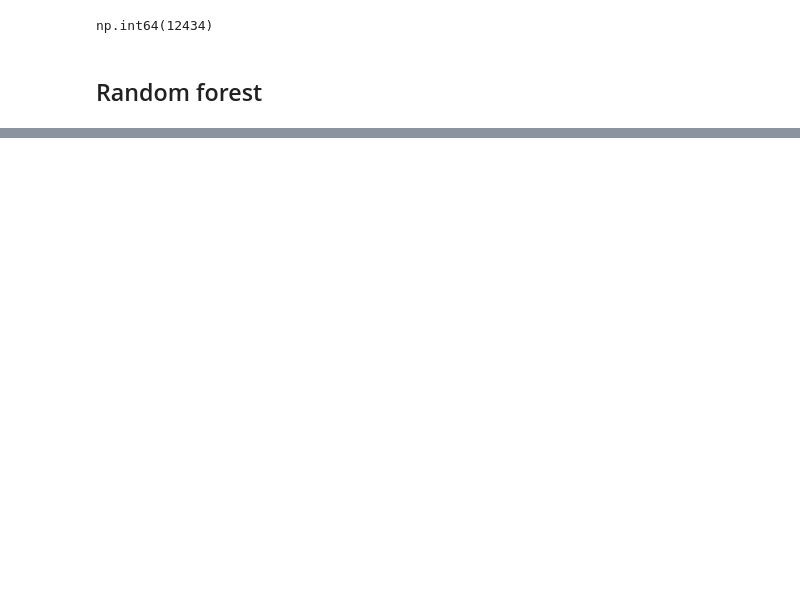
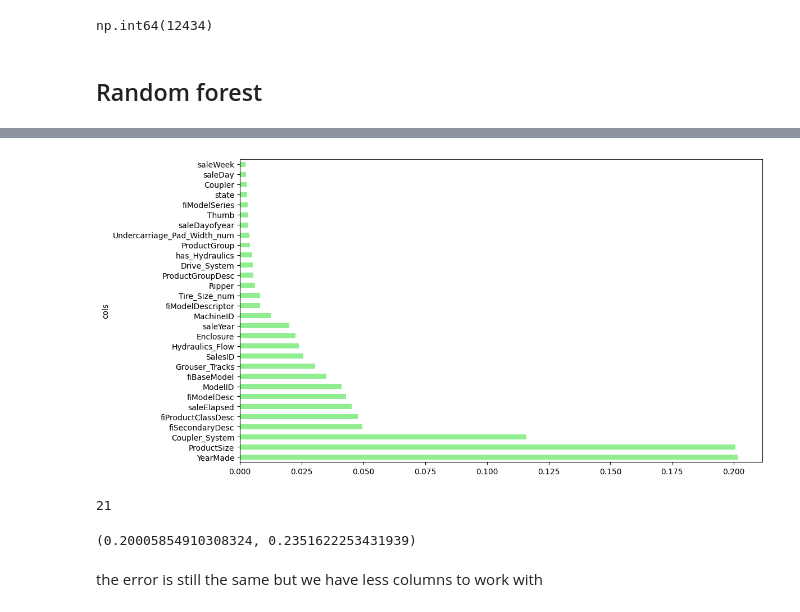
Before and after one commit to bhdai/bb_bulldozer, a Jupyter notebook: notebooks/bulldozer_model.ipynb, the cells around one changed output, grey strips where cells are left out. Drawn from its saved outputs; the diff is of its cells as text; code cells hidden in the pictures; blank space fills up the shorter version.

```diff
--- a/notebooks/bulldozer_model.ipynb
+++ b/notebooks/bulldozer_model.ipynb
@@ -664,0 +705,3 @@ plt.plot([rmse(preds[:i+1].mean(axis=0), val_y) for i in range(40)])
+# %%
+fi = pd.DataFrame({'cols': Xs.columns, 'feat_imp': model.feature_importances_}).sort_values('feat_imp', ascending=False)
+fi[:10]
@@ -664,0 +720,9 @@ plt.plot([rmse(preds[:i+1].mean(axis=0), val_y) for i in range(40)])
+# %%
+fi[:30].plot(x='cols', y='feat_imp' , kind='barh', color='lightgreen', figsize=(12, 7), legend=False); plt.show()
+# %% [output]
+[figure, added]
+# %%
+keeps = fi[fi['feat_imp']>0.005].cols
+len(keeps)
+# %% [output]
+21
@@ -664,0 +735,6 @@ plt.plot([rmse(preds[:i+1].mean(axis=0), val_y) for i in range(40)])
+# %%
+m_rmse(model, Xs_imp, y), m_rmse(model, val_Xs_imp, val_y)
+# %% [output]
+(0.20005854910308324, 0.2351622253431939)
+# %% [markdown]
+the error is still the same but we have less columns to work with
```
Also changed, not shown: parts of 23 cells of this notebook.
